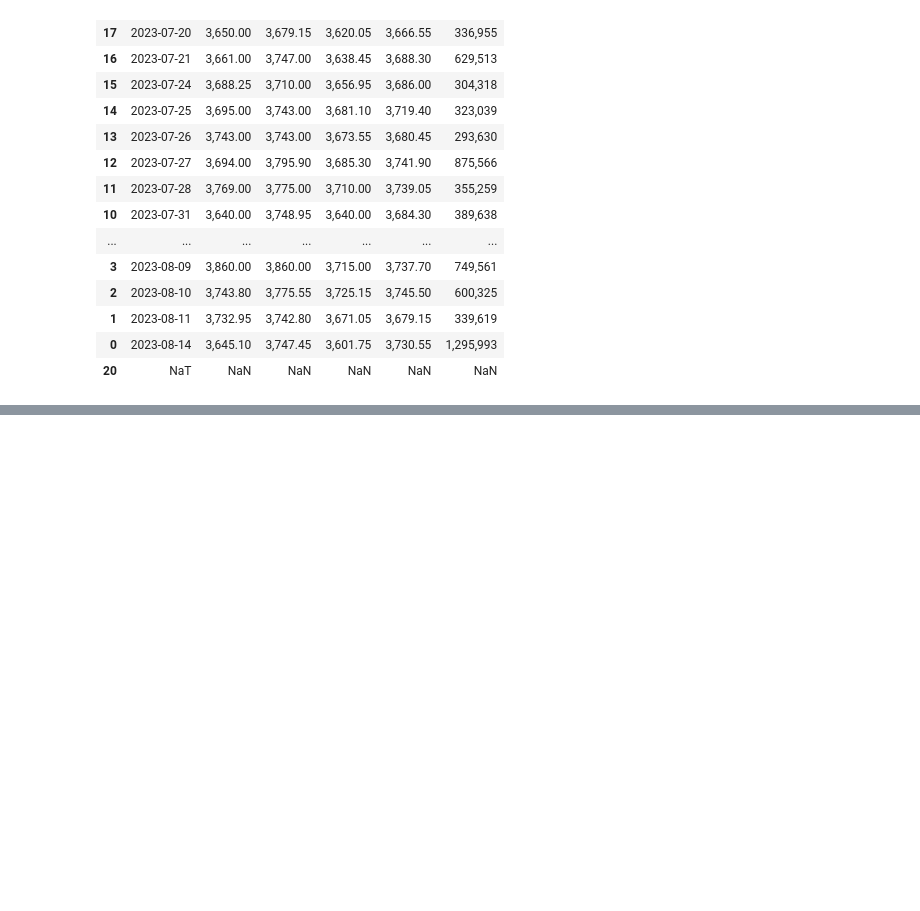
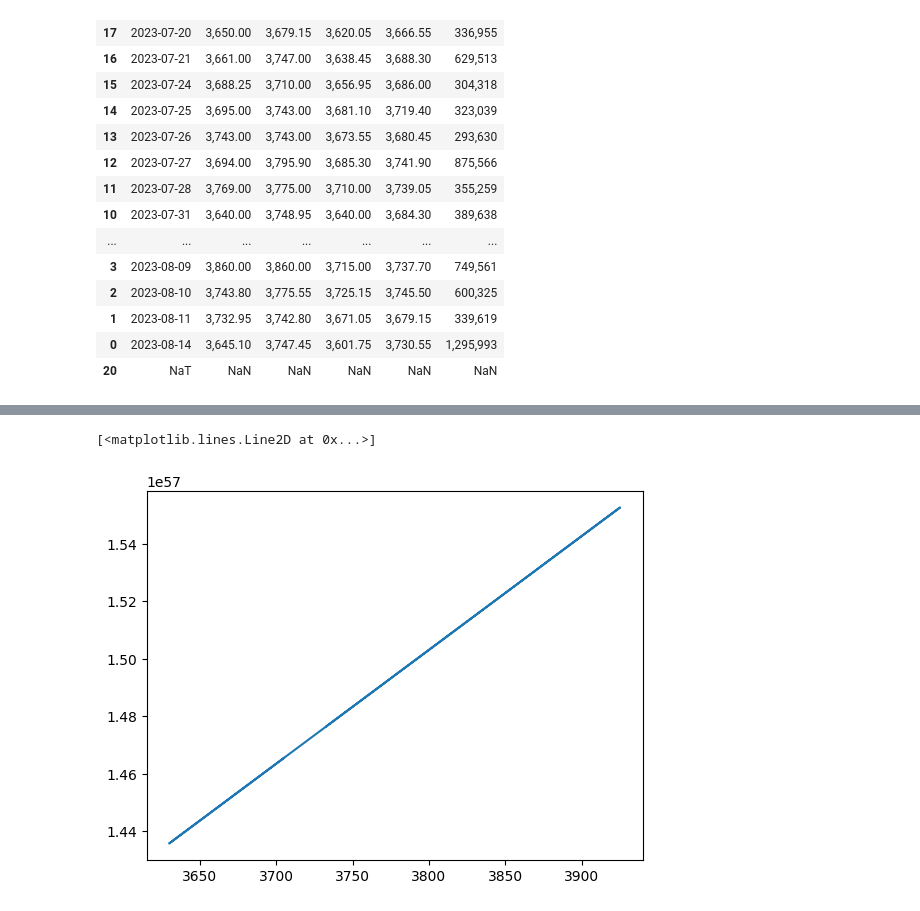
Before and after one commit to Akshaykk12/StockMarketPrediction_Linear_Regression, a Jupyter notebook: Stock_Prediction using Linear Regression.ipynb, the cells around one changed output, grey strips where cells are left out. Cells and saved outputs as stored; diff of their text form; code cells hidden in the pictures; blank space fills up the shorter version.

```diff
--- a/Stock_Prediction using Linear Regression.ipynb
+++ b/Stock_Prediction using Linear Regression.ipynb
@@ -119,0 +189,5 @@ fig3.add_trace(go.Candlestick(x=df.index,
+# %%
+plt.plot(test_input, y_pred, label= 'Predicted values')
+# %% [output]
+[<matplotlib.lines.Line2D at 0x...>]
+[figure, added]
```
Also changed, not shown: parts of 11 cells of this notebook.
